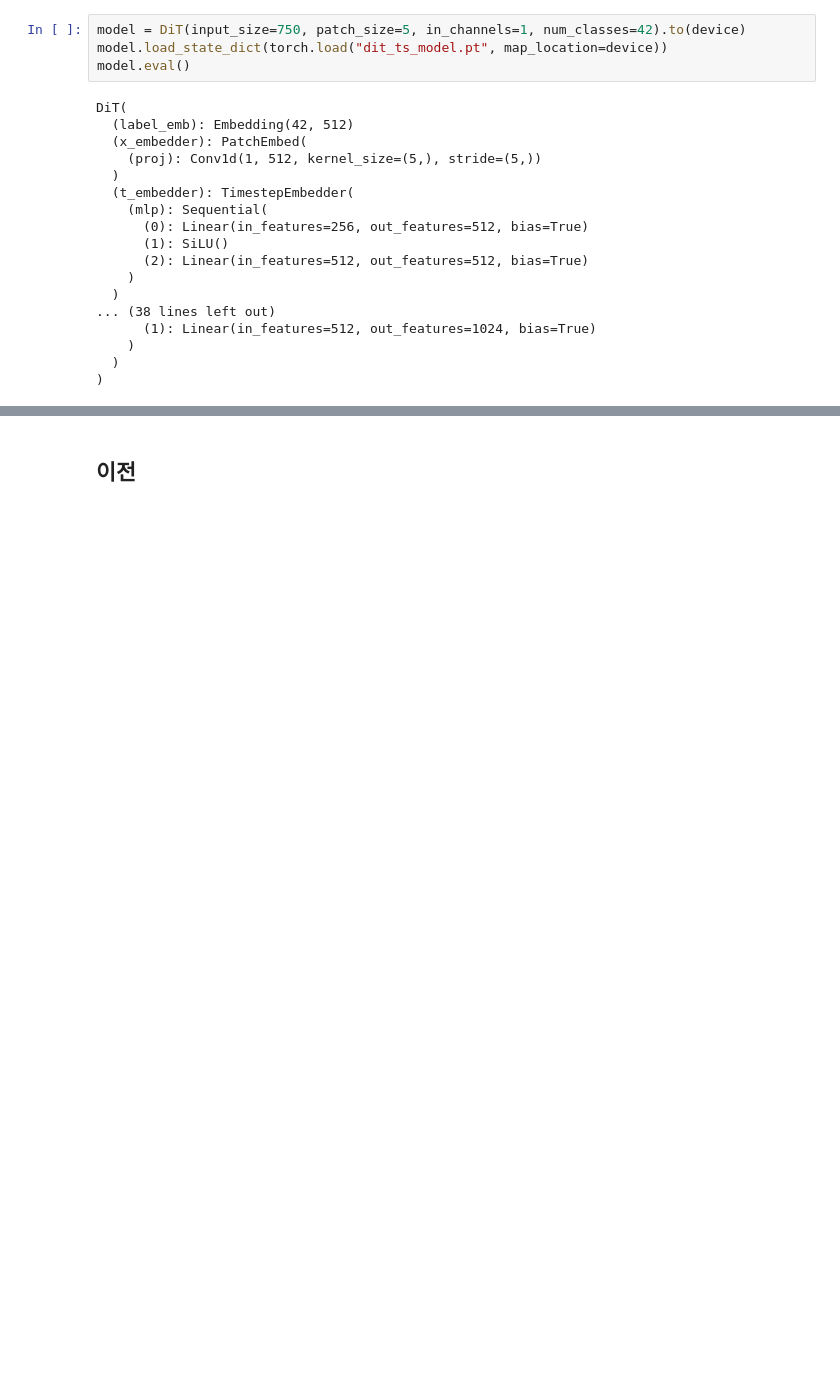
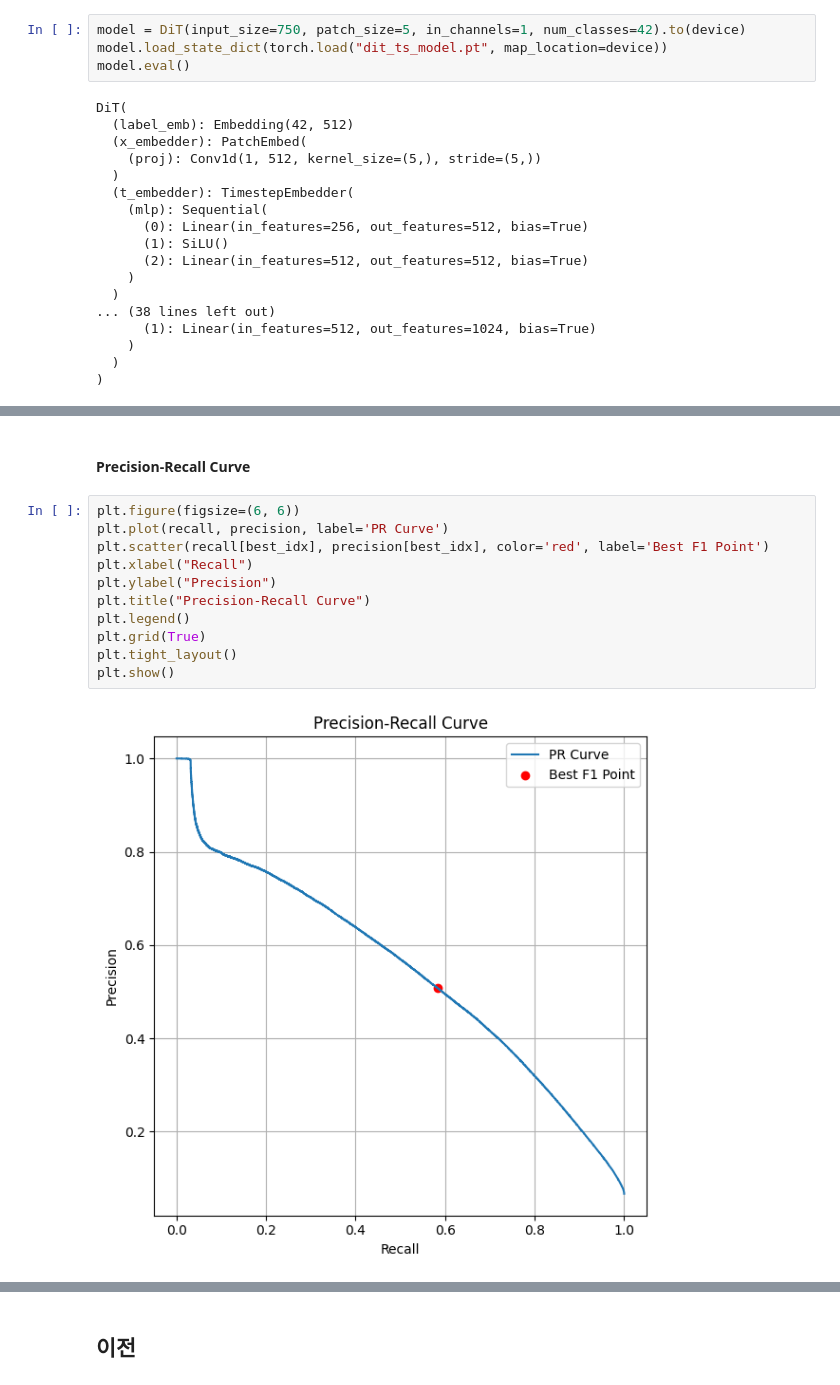
Before and after one commit to Minjee-Seo/AnomalyDiT, a Jupyter notebook: test.ipynb, the cells around one changed output, grey strips where cells are left out. Cells and saved outputs as stored; diff of their text form; blank space fills up the shorter version.

```diff
--- a/test.ipynb
+++ b/test.ipynb
@@ -103,0 +130,15 @@ roc_auc = auc(fpr, tpr)
+# %% [markdown]
+#### Precision-Recall Curve
+# %%
+plt.figure(figsize=(6, 6))
+plt.plot(recall, precision, label='PR Curve')
+plt.scatter(recall[best_idx], precision[best_idx], color='red', label='Best F1 Point')
+plt.xlabel("Recall")
+plt.ylabel("Precision")
+plt.title("Precision-Recall Curve")
+plt.legend()
+plt.grid(True)
+plt.tight_layout()
+plt.show()
+# %% [output]
+[figure, added]
```
Also changed, not shown: parts of 23 cells of this notebook.
